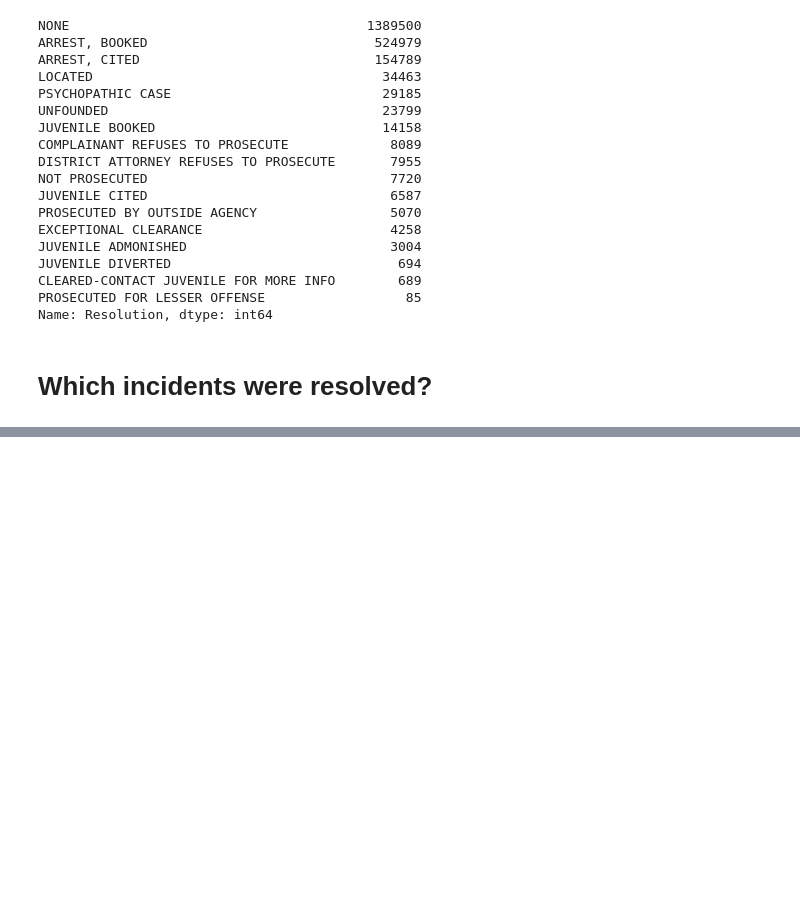
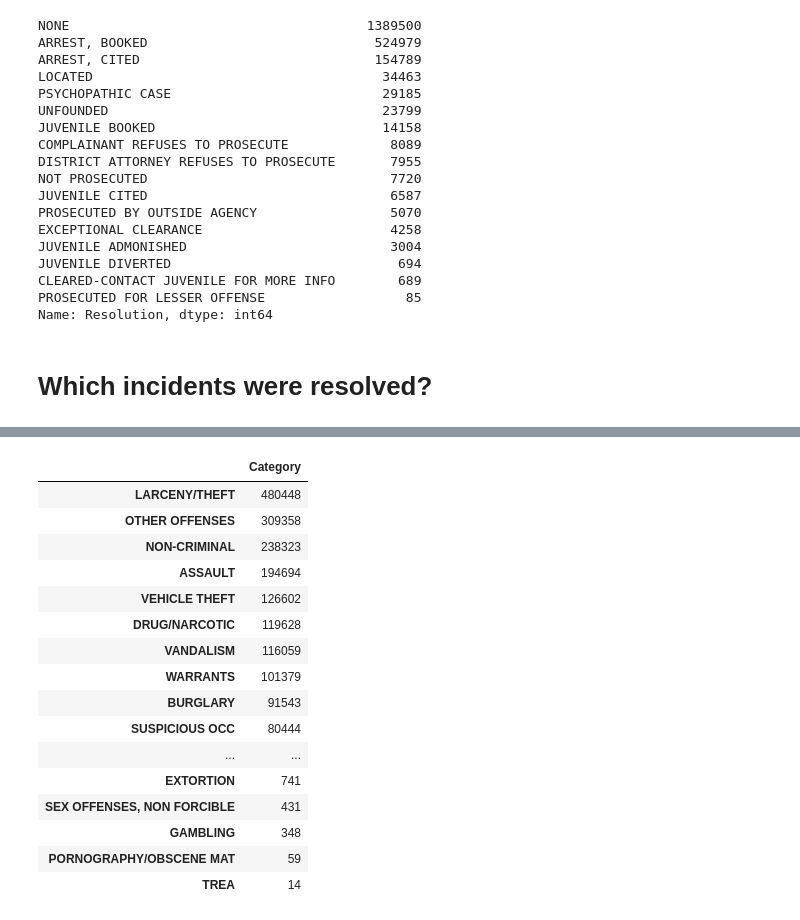
Before and after one commit to jcabiles/SF_Police_Incidents, a Jupyter notebook: Python/SFPD_Incidents_2003_to_2018.ipynb, the cells around one changed output, grey strips where cells are left out. Saved outputs shown, nothing was run; the diff lists cells and outputs as text; code cells hidden in the pictures; blank space fills up the shorter version.

```diff
--- a/Python/SFPD_Incidents_2003_to_2018.ipynb
+++ b/Python/SFPD_Incidents_2003_to_2018.ipynb
@@ -208,2 +227,20 @@ sfpd_resolution_none = sfpd_2003_2018.loc[sfpd_2003_2018['Resolution']=='NONE']
 # %%
-sfpd_resolution_none['Category'].value_counts()
+pd.DataFrame(sfpd_2003_2018['Category'].value_counts())
+# %% [output]
+|  | Category |
+| LARCENY/THEFT | 480448 |
+| OTHER OFFENSES | 309358 |
+| NON-CRIMINAL | 238323 |
+| ASSAULT | 194694 |
+| VEHICLE THEFT | 126602 |
+| DRUG/NARCOTIC | 119628 |
+| VANDALISM | 116059 |
+| WARRANTS | 101379 |
+| BURGLARY | 91543 |
+| SUSPICIOUS OCC | 80444 |
+| ... | ... |
+| EXTORTION | 741 |
+| SEX OFFENSES, NON FORCIBLE | 431 |
+| GAMBLING | 348 |
+| PORNOGRAPHY/OBSCENE MAT | 59 |
+| TREA | 14 |
```
Also changed, not shown: parts of 4 cells of this notebook.
